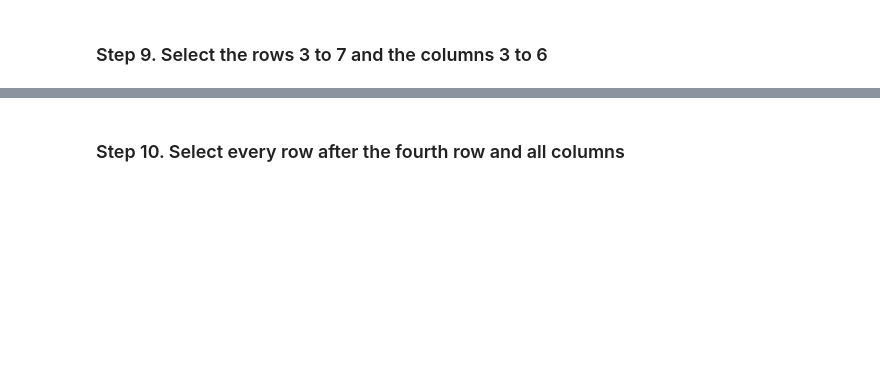
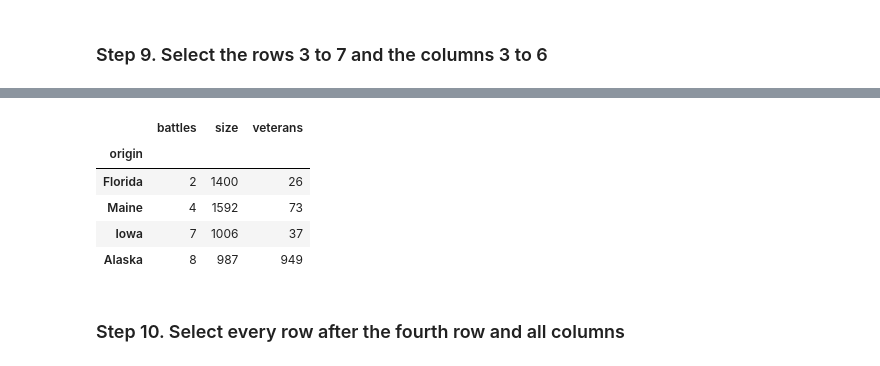
Before and after one commit to ShinyAmber/DS-Repo-Amber, a Jupyter notebook: 02_Herramientas_Avanzadas/02_Pandas/02_Practica/02_Filtering_&_Sorting/Fictional_Army/Fictional_Army.ipynb, the cells around one changed output, grey strips where cells are left out. Saved outputs shown, nothing was run; the diff lists cells and outputs as text; code cells hidden in the pictures; blank space fills up the shorter version.

```diff
--- a/02_Herramientas_Avanzadas/02_Pandas/02_Practica/02_Filtering_&_Sorting/Fictional_Army/Fictional_Army.ipynb
+++ b/02_Herramientas_Avanzadas/02_Pandas/02_Practica/02_Filtering_&_Sorting/Fictional_Army/Fictional_Army.ipynb
@@ -163,2 +133,11 @@ ValueError: Cannot index with multidimensional key
+# %%
+army.iloc[3:7,3:6]
+# %% [output]
+|  | battles | size | veterans |
+| origin |  |  |  |
+| Florida | 2 | 1400 | 26 |
+| Maine | 4 | 1592 | 73 |
+| Iowa | 7 | 1006 | 37 |
+| Alaska | 8 | 987 | 949 |
 # %% [markdown]
 ### Step 10. Select every row after the fourth row and all columns
```
Also changed, not shown: parts of 25 cells of this notebook, 3 other files.
